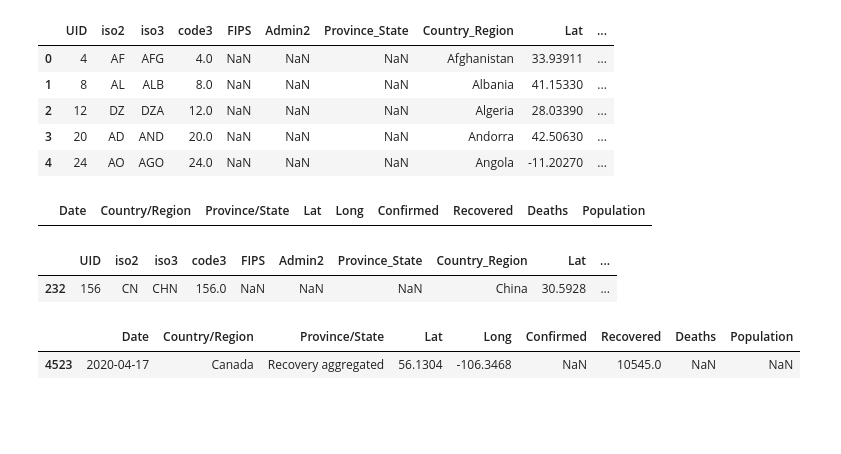
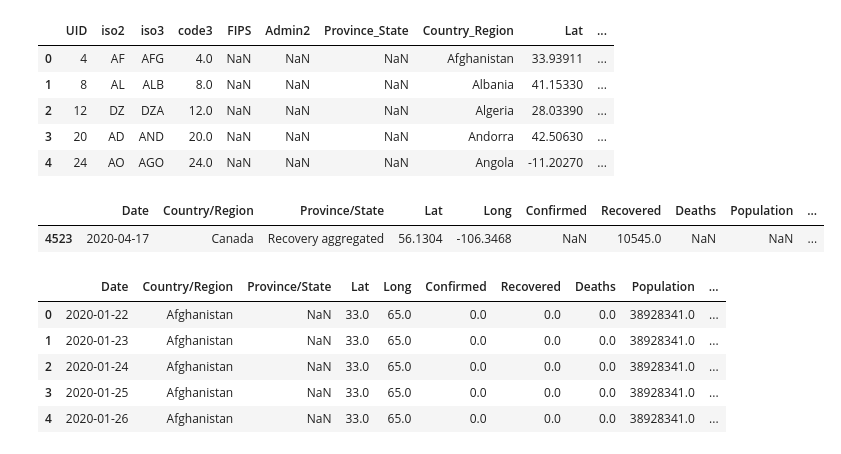
Before and after one commit to gregory1506/DashPlotly, a Jupyter notebook: 09_update_pops.ipynb, the cells around one changed output. Saved outputs shown, nothing was run; the diff lists cells and outputs as text; code cells hidden in the pictures; blank space fills up the shorter version.

```diff
--- a/09_update_pops.ipynb
+++ b/09_update_pops.ipynb
@@ -27,12 +27,3 @@ ref.head()
 | 2 | 12 | DZ | DZA | 12.0 | NaN | NaN | NaN | Algeria | 28.03390 | ... |
 | 3 | 20 | AD | AND | 20.0 | NaN | NaN | NaN | Andorra | 42.50630 | ... |
 | 4 | 24 | AO | AGO | 24.0 | NaN | NaN | NaN | Angola | -11.20270 | ... |
-# %%
-df[(df["Country/Region"] == "China") & (df["Province/State"].isnull())]
-# %% [output]
-|  | Date | Country/Region | Province/State | Lat | Long | Confirmed | Recovered | Deaths | Population |
-# %%
-ref[(ref["Country_Region"] == "China") & (ref["Province_State"].isnull())]
-# %% [output]
-|  | UID | iso2 | iso3 | code3 | FIPS | Admin2 | Province_State | Country_Region | Lat | ... |
-| 232 | 156 | CN | CHN | 156.0 | NaN | NaN | NaN | China | 30.5928 | ... |
@@ -41,20 +30,38 @@ tmp = df[df.Date == df.Date.max()].copy()[["Country/Region","Province/State"]]
 # %%
+# df[(df["Country/Region"] == "China") & (df["Province/State"].isnull())]
+# ref[(ref["Country_Region"] == "China") & (ref["Province_State"].isnull())]
+tmp = df[df.Date == df.Date.max()].copy()[["Country/Region","Province/State"]]
 data = set()
 df2 = df.copy()
+df2["UID"] = np.NaN
+df2["iso2"] = np.NaN
+df2["iso3"] = np.NaN
+df2["code3"] = np.NaN
+df2["FIPS"] = np.NaN
+df2["Combined_Key"] = df2["Province/State"].astype(str) + "," + df2["Country/Region"].astype(str)
 for row in tmp.itertuples():
     if row[2] is np.NaN:
-        pop = ref[(ref["Country_Region"] == row[1])]["Population"].values[0]
-        df2.loc[df2["Country/Region"] == row[1],"Population"] = pop
+        uid,iso2,iso3,code3,fips,pop = ref[(ref["Country_Region"] == row[1])][["UID","iso2","iso3","code3","FIPS","Population"]].values[0]
+        df2.loc[df2["Country/Region"] == row[1],["UID","iso2","iso3","code3","FIPS","Population"]] = [uid,iso2,iso3,code3,fips,pop]
     else:
         try:
-            pop = ref[(ref["Country_Region"] == row[1]) & (ref["Province_State"] == row[2])]["Population"].values[0]
-            df2.loc[(df2["Country/Region"] == row[1]) & (df2["Province/State"] == row[2]),"Population"] = pop
+            uid,iso2,iso3,code3,fips,pop = ref[(ref["Country_Region"] == row[1]) & (ref["Province_State"] == row[2])][["UID","iso2","iso3","code3","FIPS","Population"]].values[0]
+            df2.loc[(df2["Country/Region"] == row[1]) & (df2["Province/State"] == row[2]),["UID","iso2","iso3","code3","FIPS","Population"]] = [uid,iso2,iso3,code3,fips,pop]
         except:
             continue
 df2[(df2.Population.isnull()) & (df2.Date == df2.Date.max())]
 df2.drop(df2[(df2["Country/Region"] == "Diamond Princess") | (df2["Province/State"] == "Diamond Princess") ].index,axis=0,inplace=True)
 df2.drop(df2[(df2["Country/Region"] == "MS Zaandam") | (df2["Province/State"] == "Grand Princess") ].index,axis=0,inplace=True)
 df2[(df2.Population.isnull()) & (df2.Date == df2.Date.max())]
 # %% [output]
-|  | Date | Country/Region | Province/State | Lat | Long | Confirmed | Recovered | Deaths | Population |
-| 4523 | 2020-04-17 | Canada | Recovery aggregated | 56.1304 | -106.3468 | NaN | 10545.0 | NaN | NaN |
+|  | Date | Country/Region | Province/State | Lat | Long | Confirmed | Recovered | Deaths | Population | ... |
+| 4523 | 2020-04-17 | Canada | Recovery aggregated | 56.1304 | -106.3468 | NaN | 10545.0 | NaN | NaN | ... |
+# %%
+df2.head()
+# %% [output]
+|  | Date | Country/Region | Province/State | Lat | Long | Confirmed | Recovered | Deaths | Population | ... |
+| 0 | 2020-01-22 | Afghanistan | NaN | 33.0 | 65.0 | 0.0 | 0.0 | 0.0 | 38928341.0 | ... |
+| 1 | 2020-01-23 | Afghanistan | NaN | 33.0 | 65.0 | 0.0 | 0.0 | 0.0 | 38928341.0 | ... |
+| 2 | 2020-01-24 | Afghanistan | NaN | 33.0 | 65.0 | 0.0 | 0.0 | 0.0 | 38928341.0 | ... |
+| 3 | 2020-01-25 | Afghanistan | NaN | 33.0 | 65.0 | 0.0 | 0.0 | 0.0 | 38928341.0 | ... |
+| 4 | 2020-01-26 | Afghanistan | NaN | 33.0 | 65.0 | 0.0 | 0.0 | 0.0 | 38928341.0 | ... |
```
Also changed, not shown: parts of 18 cells of this notebook, 5 other files.
